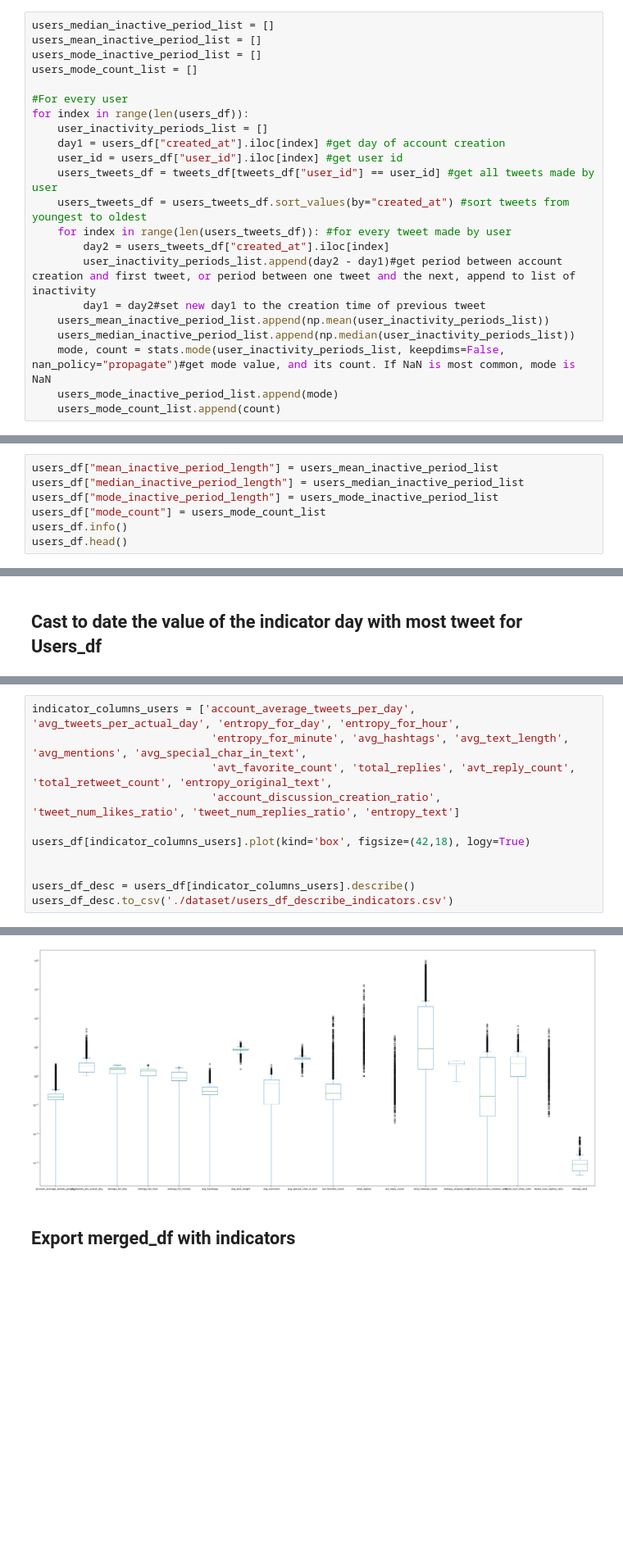
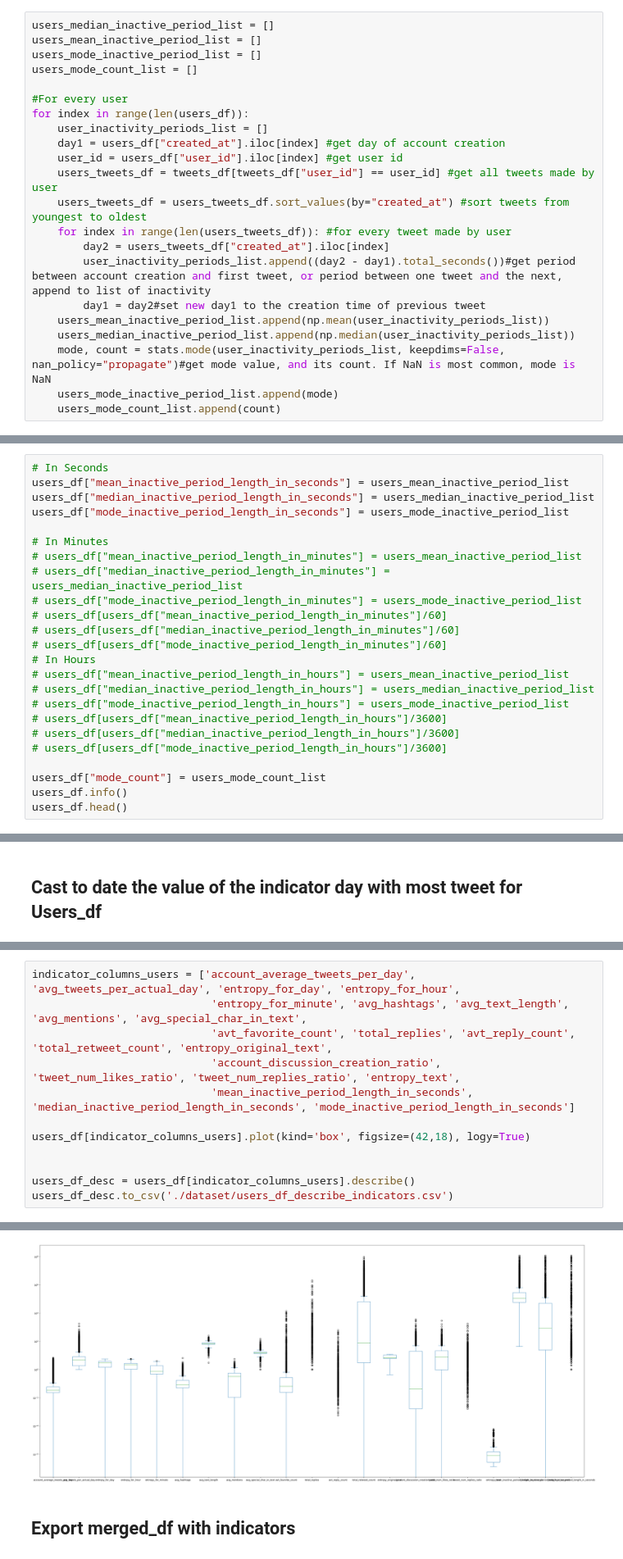
Before and after one commit to The-seven-dwarfs/DataMining-Group7, a Jupyter notebook: 1.2-Indicator_creation.ipynb, the cells around one changed output, grey strips where cells are left out. Shown at 82% size. Saved outputs shown, nothing was run; the diff lists cells and outputs as text; blank space fills up the shorter version.

Commit message:
changed inactive time indicators to seconds

```diff
--- a/1.2-Indicator_creation.ipynb
+++ b/1.2-Indicator_creation.ipynb
@@ -629,7 +629,7 @@ for index in range(len(users_df)):
     users_tweets_df = users_tweets_df.sort_values(by="created_at") #sort tweets from youngest to oldest
     for index in range(len(users_tweets_df)): #for every tweet made by user
         day2 = users_tweets_df["created_at"].iloc[index]
-        user_inactivity_periods_list.append(day2 - day1)#get period between account creation and first tweet, or period between one tweet and the next, append to list of inactivity
+        user_inactivity_periods_list.append((day2 - day1).total_seconds())#get period between account creation and first tweet, or period between one tweet and the next, append to list of inactivity
         day1 = day2#set new day1 to the creation time of previous tweet
     users_mean_inactive_period_list.append(np.mean(user_inactivity_periods_list))
     users_median_inactive_period_list.append(np.median(user_inactivity_periods_list))
@@ -639,9 +645,2 @@ for index in range(len(users_df)):
 # %% [markdown]
 Adding the new indicators to the users_df, and making sure they are of correct type and length.
-# %%
-users_df["mean_inactive_period_length"] = users_mean_inactive_period_list
-users_df["median_inactive_period_length"] = users_median_inactive_period_list
-users_df["mode_inactive_period_length"] = users_mode_inactive_period_list
-users_df["mode_count"] = users_mode_count_list
-users_df.info()
-users_df.head()
@@ -672,0 +647,24 @@ memory usage: 2.8+ MB
+# %%
+# In Seconds
+users_df["mean_inactive_period_length_in_seconds"] = users_mean_inactive_period_list
+users_df["median_inactive_period_length_in_seconds"] = users_median_inactive_period_list
+users_df["mode_inactive_period_length_in_seconds"] = users_mode_inactive_period_list
+
+# In Minutes
+# users_df["mean_inactive_period_length_in_minutes"] = users_mean_inactive_period_list
+# users_df["median_inactive_period_length_in_minutes"] = users_median_inactive_period_list
+# users_df["mode_inactive_period_length_in_minutes"] = users_mode_inactive_period_list
+# users_df[users_df["mean_inactive_period_length_in_minutes"]/60]
+# users_df[users_df["median_inactive_period_length_in_minutes"]/60]
+# users_df[users_df["mode_inactive_period_length_in_minutes"]/60]
+# In Hours
+# users_df["mean_inactive_period_length_in_hours"] = users_mean_inactive_period_list
+# users_df["median_inactive_period_length_in_hours"] = users_median_inactive_period_list
+# users_df["mode_inactive_period_length_in_hours"] = users_mode_inactive_period_list
+# users_df[users_df["mean_inactive_period_length_in_hours"]/3600]
+# users_df[users_df["median_inactive_period_length_in_hours"]/3600]
+# users_df[users_df["mode_inactive_period_length_in_hours"]/3600]
+
+users_df["mode_count"] = users_mode_count_list
+users_df.info()
+users_df.head()
@@ -699,17 +722,18 @@ memory usage: 2.8+ MB
 # %%
 indicator_columns_users = ['account_average_tweets_per_day', 'avg_tweets_per_actual_day', 'entropy_for_day', 'entropy_for_hour',
                             'entropy_for_minute', 'avg_hashtags', 'avg_text_length', 'avg_mentions', 'avg_special_char_in_text',
                             'avt_favorite_count', 'total_replies', 'avt_reply_count', 'total_retweet_count', 'entropy_original_text',
-                            'account_discussion_creation_ratio', 'tweet_num_likes_ratio', 'tweet_num_replies_ratio', 'entropy_text']
+                            'account_discussion_creation_ratio', 'tweet_num_likes_ratio', 'tweet_num_replies_ratio', 'entropy_text',
+                            'mean_inactive_period_length_in_seconds', 'median_inactive_period_length_in_seconds', 'mode_inactive_period_length_in_seconds']
 
 users_df[indicator_columns_users].plot(kind='box', figsize=(42,18), logy=True)
 
 
 users_df_desc = users_df[indicator_columns_users].describe()
 users_df_desc.to_csv('./dataset/users_df_describe_indicators.csv')
 # %% [output]
 <AxesSubplot: >
-[figure, old version]
+[figure, new version]
 # %% [markdown]
 ## Export merged_df with indicators
 # %%
```
Also changed, not shown: parts of 5 cells of this notebook.
